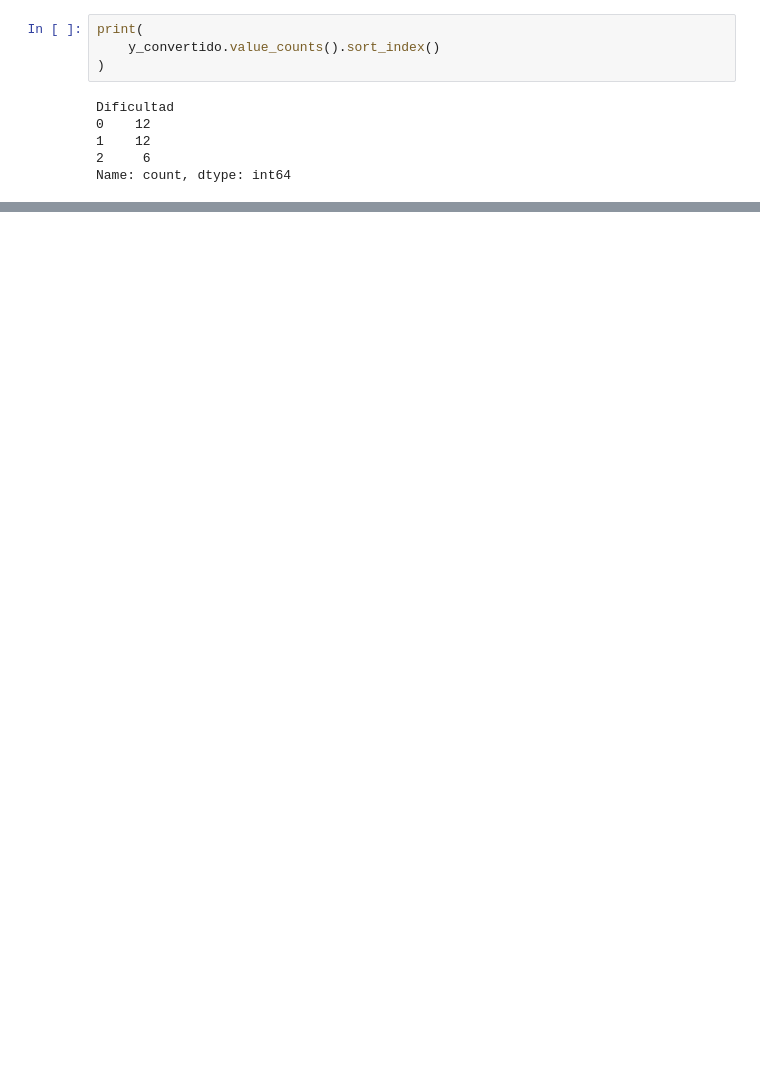
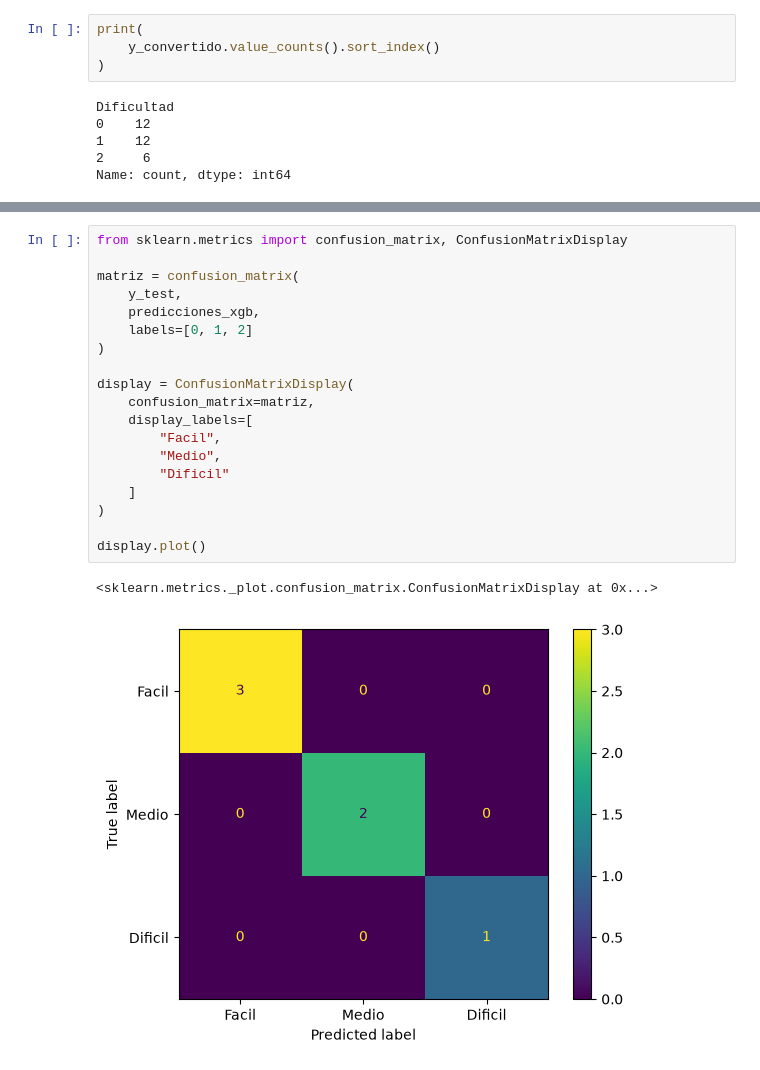
Before and after one commit to luci-o/LIFE-FIT, a Jupyter notebook: IA/index.ipynb, the cells around one changed output, grey strips where cells are left out. Saved outputs shown, nothing was run; the diff lists cells and outputs as text; blank space fills up the shorter version.

```diff
--- a/IA/index.ipynb
+++ b/IA/index.ipynb
@@ -8586,0 +8615,22 @@ Name: count, dtype: int64
+# %%
+from sklearn.metrics import confusion_matrix, ConfusionMatrixDisplay
+
+matriz = confusion_matrix(
+    y_test,
+    predicciones_xgb,
+    labels=[0, 1, 2]
+)
+
+display = ConfusionMatrixDisplay(
+    confusion_matrix=matriz,
+    display_labels=[
+        "Facil",
+        "Medio",
+        "Dificil"
+    ]
+)
+
+display.plot()
+# %% [output]
+<sklearn.metrics._plot.confusion_matrix.ConfusionMatrixDisplay at 0x...>
+[figure, added]
```
Also changed, not shown: parts of 61 cells of this notebook.
